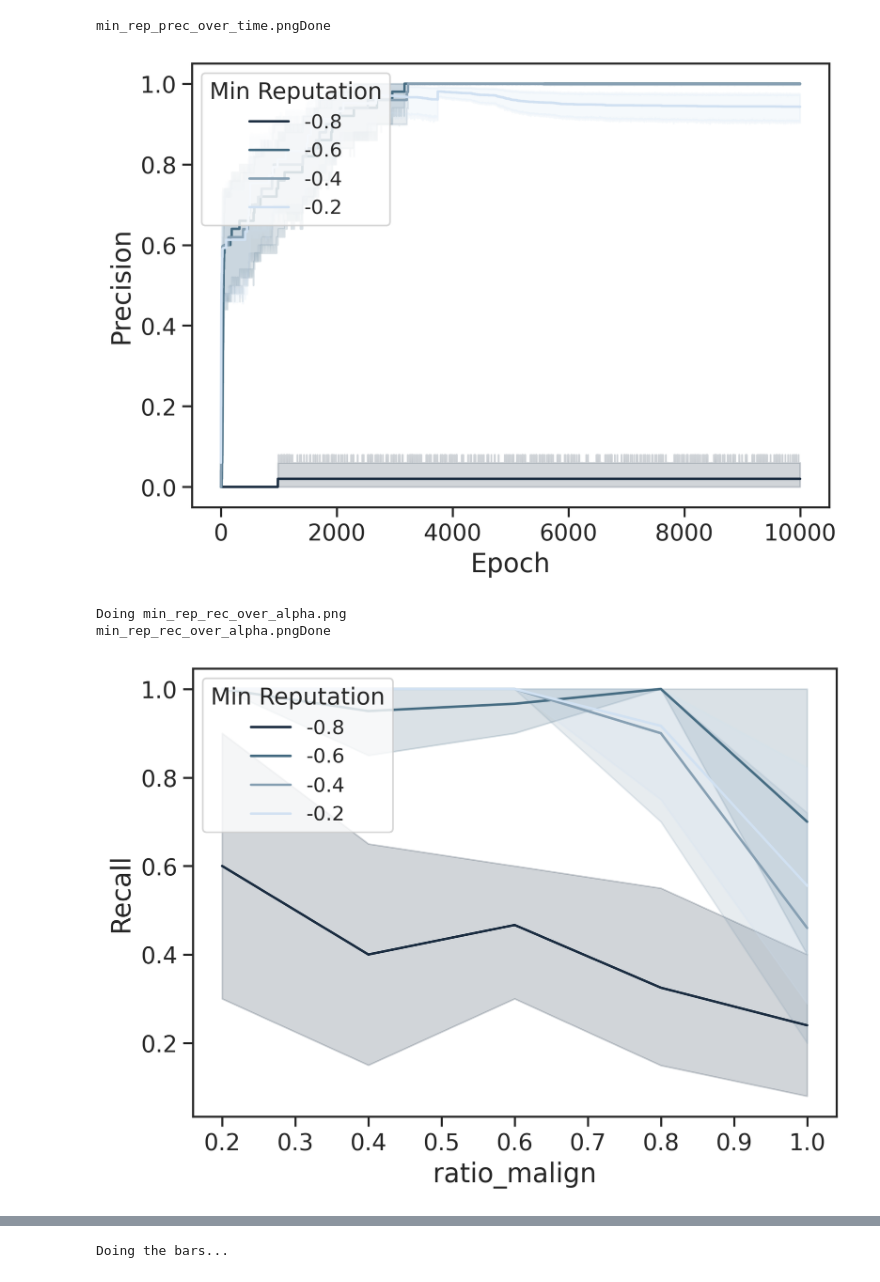
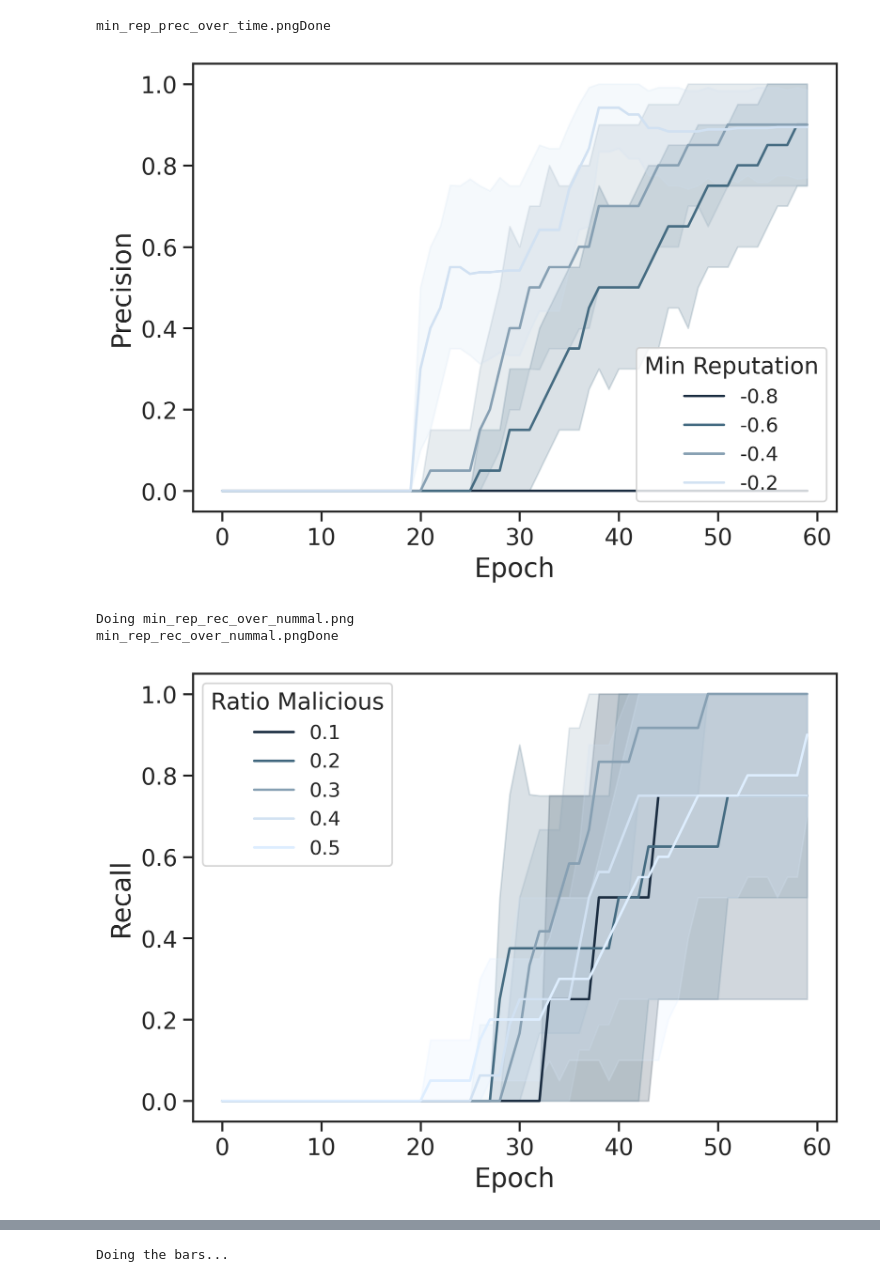
Before and after one commit to UniBO-PRISMLab/desmo-reputation, a Jupyter notebook: plots.ipynb, the cells around one changed output, grey strips where cells are left out. Drawn from its saved outputs; the diff is of its cells as text; code cells hidden in the pictures.

Commit message:
final plots?

```diff
--- a/plots.ipynb
+++ b/plots.ipynb
@@ -92,6 +105,9 @@ Consensus Accuracy done
 # %%
 # Reduce dataset for tests XXX
-df_def = df.drop(df[(df.Algorithm != 2)].index) # This is only considering our algorithm
+df_tail = df.drop(df[(df['Epoch'] < 2000)].index)
+df_goodo = df.drop(df[(df['Ratio Malicious Oracles'] != 0.0)].index)
+df_goodo2 = df_tail.drop(df_tail[(df_tail['Ratio Malicious Oracles'] != 0.0)].index)
+df_def = df_goodo.drop(df_goodo[(df_goodo.Algorithm != 2)].index) # This is only considering our algorithm
 #df_endtime = df_def.drop(df_def[(df_def.Epoch < 39)].index) # This is only conisdering the very last stage of the simulation,rather than evry single epoch
 
 #df_endtime
@@ -145,6 +136,7 @@ if not _DISCARD_:
 img_name = "min_rep_rec_over_time.png"
 if _REPLACE_ or not os.path.exists(img_name):
     print ("Doing " + img_name)
+    fig, ax  = plt.subplots()
     sns.lineplot(data=df_def, x='Epoch', y='Recall', hue='rep_min', palette=zonia_palette)
     plt.legend(title='Min Reputation', loc='lower right')
     plt.savefig(img_name, dpi=300)
@@ -160,6 +152,7 @@ min_rep_rec_over_time.pngDone
 # The "min reputation" is the discriminant here
 img_name = "min_rep_prec_over_time.png"
 if _REPLACE_ or not os.path.exists(img_name):
+    fig, ax  = plt.subplots()
     sns.lineplot(data=df_def, x='Epoch', y='Precision', hue='rep_min', palette=zonia_palette)
     plt.legend(title='Min Reputation', loc='lower right')
     plt.savefig(img_name, dpi=300)
@@ -167,19 +160,23 @@ if _REPLACE_ or not os.path.exists(img_name):
     print (img_name + "Done")
 # %% [output]
 min_rep_prec_over_time.pngDone
-[figure, old version]
+[figure, new version]
+# %%
+# Dataset only with threshold = -0.4
+df_def_4 = df_def.drop(df_def[(df_def.rep_min != -0.4)].index)
 # %%
 # PLOT 2 - RECALL OVER NUM MALICIOUS
 # How many malicious sources I manage to kick out over time.
-img_name = "min_rep_rec_over_alpha.png"
-if not _DISCARD_:
+img_name = "min_rep_rec_over_nummal.png"
+if _REPLACE_ or not os.path.exists(img_name):
+    fig, ax  = plt.subplots()
     print ("Doing " + img_name)
-    sns.lineplot(data=df_endtime, x='ratio_malign', y='Recall', hue='rep_min', palette=zonia_palette)
-    plt.legend(title='Min Reputation', loc='upper left')
+    sns.lineplot(data=df_def_4, x='Epoch', y='Recall', hue='ratio_malign', palette=zonia_palette)
+    plt.legend(title='Ratio Malicious', loc='upper left')
     plt.savefig(img_name, dpi=300)
     # plt.show()
     print (img_name + "Done")
 # %% [output]
-Doing min_rep_rec_over_alpha.png
-min_rep_rec_over_alpha.pngDone
+Doing min_rep_rec_over_nummal.png
+min_rep_rec_over_nummal.pngDone
-[figure, old version]
+[figure, new version]
```
Also changed, not shown: parts of 21 cells of this notebook, 4 other files.
